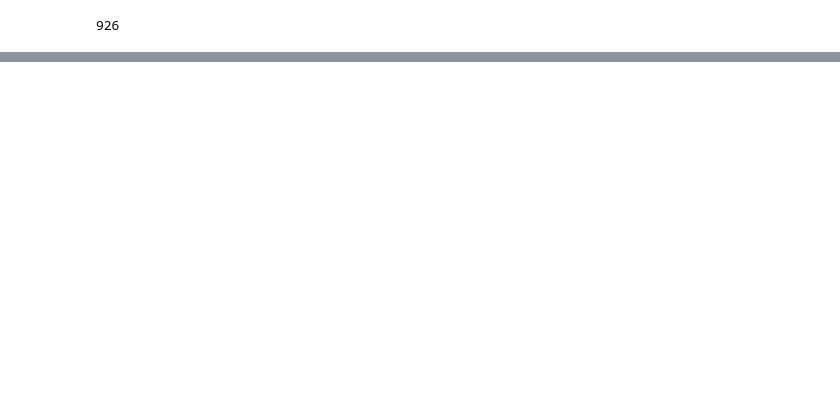
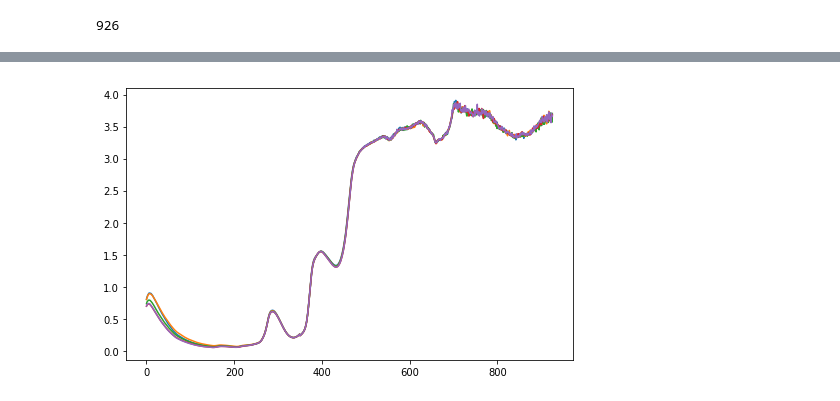
Before and after one commit to vipulbjj/kritsnam-technologies, a Jupyter notebook: svm regression.ipynb, the cells around one changed output, grey strips where cells are left out. Cells and saved outputs as stored; diff of their text form; code cells hidden in the pictures; blank space fills up the shorter version.

```diff
--- a/svm regression.ipynb
+++ b/svm regression.ipynb
@@ -81,5 +40,0 @@ xtest.shape
-# %%
-test_series = []
-for i in range(xcal.shape[1]):
-    test_series.append(pd.Series(xcal[:, i]))
-len(test_series)
@@ -90,3 +40,0 @@ test_data = pd.DataFrame()
-# %%
-for i in range(freq.shape[1]):
-    test_data[freq[0, i]] = test_series[i]
@@ -113,0 +51,7 @@ test_data
+# %%
+#Plotting the first 5 data points
+plt.figure(figsize=(8, 5))
+for i in range(5):
+    plt.plot(Xcal[i])
+# %% [output]
+[figure, added]
```
Also changed, not shown: parts of 20 cells of this notebook.
